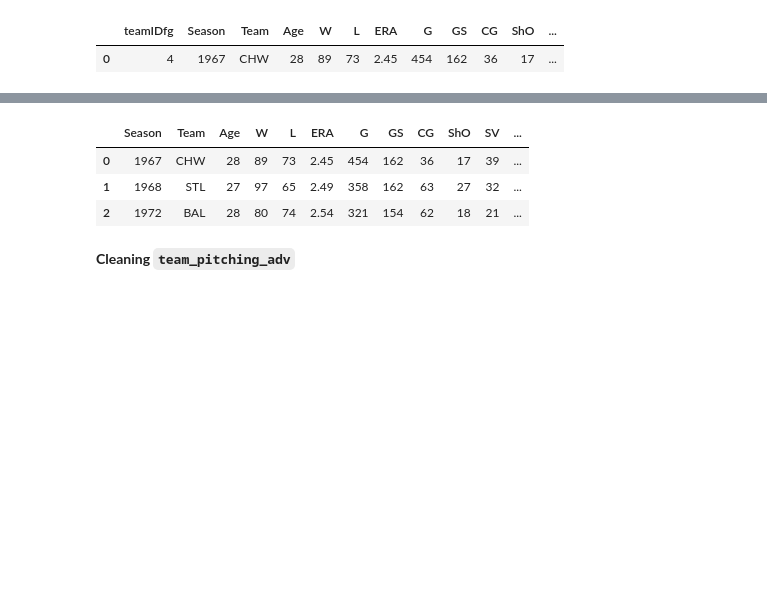
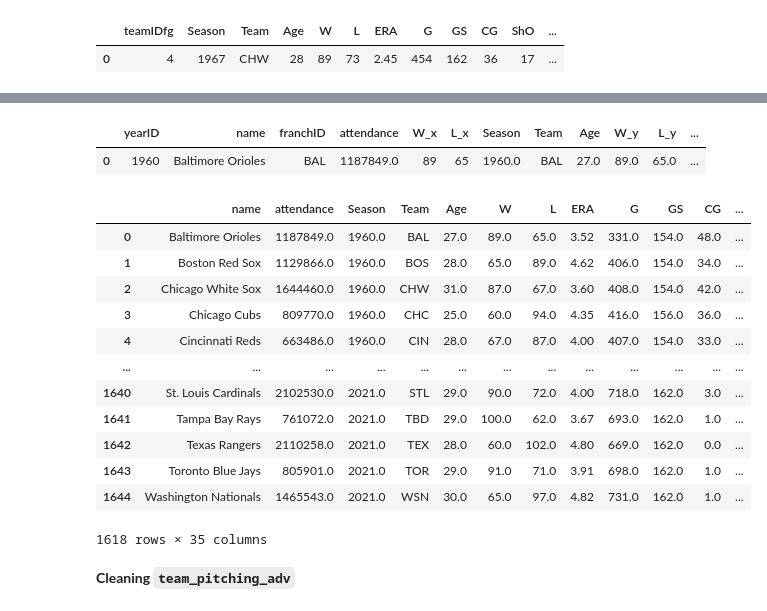
Before and after one commit to eric8395/baseball-analytics, a Jupyter notebook: Data Cleaning - Teams.ipynb, the cells around one changed output, grey strips where cells are left out. Cells and saved outputs as stored; diff of their text form; code cells hidden in the pictures; blank space fills up the shorter version.

```diff
--- a/Data Cleaning - Teams.ipynb
+++ b/Data Cleaning - Teams.ipynb
@@ -454,0 +673,8 @@ dtype: int64
+# %%
+# team names to replace
+replacement_names = {'CAL':'ANA', 'MIA':'FLA', 'KCA':'KCR',
+                     'LAA':'ANA', 'MON':'WSN', 'TBR':'TBD', 'WAS':'WSN'}
+
+
+# rename team_batting_basic Team to match with attendance
+team_pitching_basic['Team'] = team_pitching_basic['Team'].replace(replacement_names)
@@ -454,0 +687,6 @@ dtype: int64
+# %%
+# join attendance onto main batting/pitching table (left join)
+team_pitching_basic = pd.merge(attendance, team_pitching_basic,
+                          how='left',
+                          left_on=['yearID','franchID'],
+                          right_on=['Season','Team'])
@@ -454,0 +717,2 @@ dtype: int64
+# %%
+team_pitching_basic = team_pitching_basic.dropna()
@@ -455,11 +734,33 @@ dtype: int64
+# %%
+team_pitching_basic.head(1)
+# %% [output]
+|  | yearID | name | franchID | attendance | W_x | L_x | Season | Team | Age | W_y | L_y | ... |
+| 0 | 1960 | Baltimore Orioles | BAL | 1187849.0 | 89 | 65 | 1960.0 | BAL | 27.0 | 89.0 | 65.0 | ... |
+# %%
+# drop the extra columns during merge
+team_pitching_basic = team_pitching_basic.drop(columns = ['yearID',
+                                                          'franchID',
+                                                          'W_x',
+                                                          'L_x'])
+team_pitching_basic = team_pitching_basic.rename(columns = {'W_y': 'W',
+                                      'L_y': 'L'})
 # %%
 # final check
-team_pitching_basic.head(3)
+team_pitching_basic
 # %% [output]
-|  | Season | Team | Age | W | L | ERA | G | GS | CG | ShO | SV | ... |
-| 0 | 1967 | CHW | 28 | 89 | 73 | 2.45 | 454 | 162 | 36 | 17 | 39 | ... |
-| 1 | 1968 | STL | 27 | 97 | 65 | 2.49 | 358 | 162 | 63 | 27 | 32 | ... |
-| 2 | 1972 | BAL | 28 | 80 | 74 | 2.54 | 321 | 154 | 62 | 18 | 21 | ... |
+|  | name | attendance | Season | Team | Age | W | L | ERA | G | GS | CG | ... |
+| 0 | Baltimore Orioles | 1187849.0 | 1960.0 | BAL | 27.0 | 89.0 | 65.0 | 3.52 | 331.0 | 154.0 | 48.0 | ... |
+| 1 | Boston Red Sox | 1129866.0 | 1960.0 | BOS | 28.0 | 65.0 | 89.0 | 4.62 | 406.0 | 154.0 | 34.0 | ... |
+| 2 | Chicago White Sox | 1644460.0 | 1960.0 | CHW | 31.0 | 87.0 | 67.0 | 3.60 | 408.0 | 154.0 | 42.0 | ... |
+| 3 | Chicago Cubs | 809770.0 | 1960.0 | CHC | 25.0 | 60.0 | 94.0 | 4.35 | 416.0 | 156.0 | 36.0 | ... |
+| 4 | Cincinnati Reds | 663486.0 | 1960.0 | CIN | 28.0 | 67.0 | 87.0 | 4.00 | 407.0 | 154.0 | 33.0 | ... |
+| ... | ... | ... | ... | ... | ... | ... | ... | ... | ... | ... | ... | ... |
+| 1640 | St. Louis Cardinals | 2102530.0 | 2021.0 | STL | 29.0 | 90.0 | 72.0 | 4.00 | 718.0 | 162.0 | 3.0 | ... |
+| 1641 | Tampa Bay Rays | 761072.0 | 2021.0 | TBD | 29.0 | 100.0 | 62.0 | 3.67 | 693.0 | 162.0 | 1.0 | ... |
+| 1642 | Texas Rangers | 2110258.0 | 2021.0 | TEX | 28.0 | 60.0 | 102.0 | 4.80 | 669.0 | 162.0 | 0.0 | ... |
+| 1643 | Toronto Blue Jays | 805901.0 | 2021.0 | TOR | 29.0 | 91.0 | 71.0 | 3.91 | 698.0 | 162.0 | 1.0 | ... |
+| 1644 | Washington Nationals | 1465543.0 | 2021.0 | WSN | 30.0 | 65.0 | 97.0 | 4.82 | 731.0 | 162.0 | 1.0 | ... |
+1618 rows × 35 columns
 # %%
 # save as csv
 path = "Data/"
```
Also changed, not shown: parts of 56 cells of this notebook, 9 other files.
